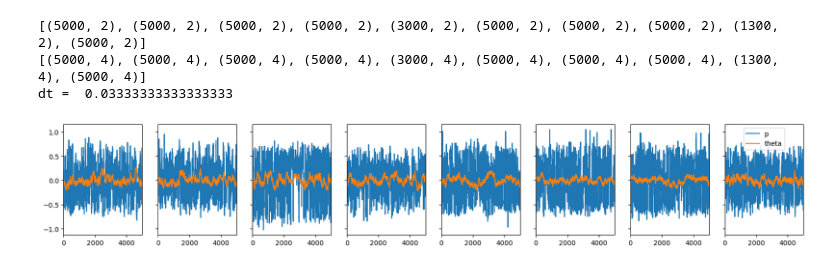
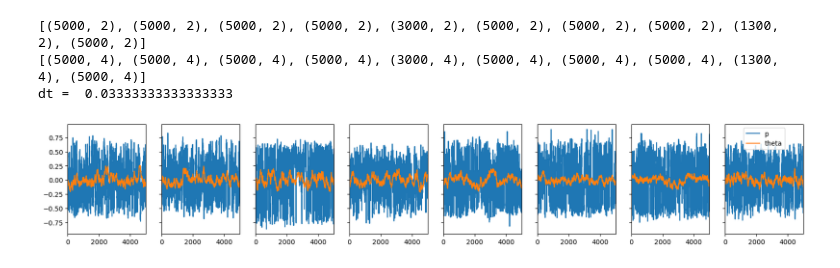
Before and after one commit to Irene-Li/ActivePoly, a Jupyter notebook: inference_measurement.ipynb, the cells around one changed output. Drawn from its saved outputs; the diff is of its cells as text; code cells hidden in the pictures.

```diff
--- a/inference_measurement.ipynb
+++ b/inference_measurement.ipynb
@@ -257,8 +257,8 @@ theta = theta_trajs[2][:, 1]/180*np.pi
 # %%
 f1 = lambda x: (x[:, 1])/180*np.pi - np.mean(x[:, 1])/180*np.pi
 f2 = lambda x: np.mean(x[:, 1:], axis=1) - np.mean(x[:, 1:])
-f3 = lambda x: x[:, 2] - np.mean(x[:, 2])
+f3 = lambda x: np.sin(x[:, 2]) - np.sin(np.mean(x[:, 2]))
 data = [np.stack([f1(theta), f3(p)]) for (theta, p) in zip(theta_trajs, pol_trajs)]
 show([d for d in data if len(d[0]) == 5000])
 # %% [output]
-[figure, old version]
+[figure, new version]
```
Also changed, not shown: parts of 17 cells of this notebook, 56 other files.
